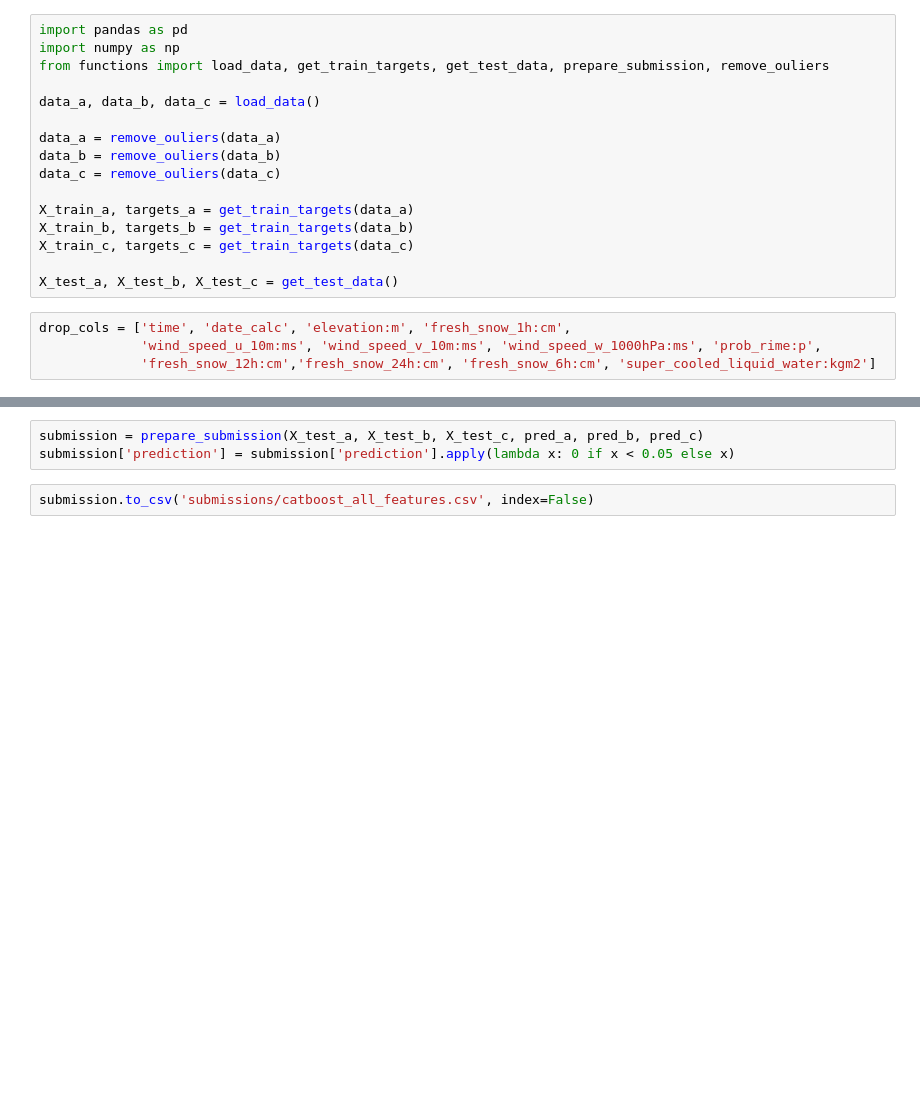
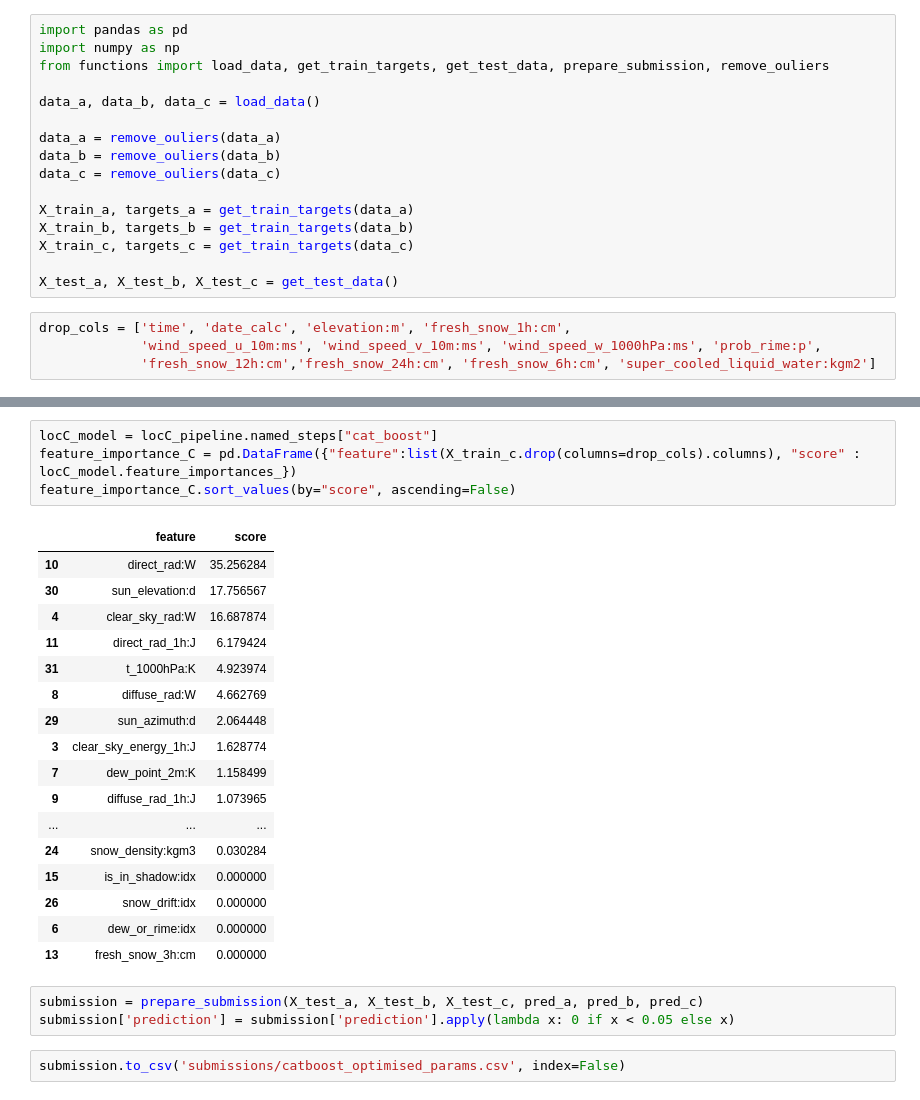
Before and after one commit to taheeraahmed/tdt4173-project, a Jupyter notebook: cat_boost.ipynb, the cells around one changed output, grey strips where cells are left out. Drawn from its saved outputs; the diff is of its cells as text; blank space fills up the shorter version.

```diff
--- a/cat_boost.ipynb
+++ b/cat_boost.ipynb
@@ -124,5 +168,27 @@ Learning rate set to 0.066673
+# %%
+locC_model = locC_pipeline.named_steps["cat_boost"]
+feature_importance_C = pd.DataFrame({"feature":list(X_train_c.drop(columns=drop_cols).columns), "score" : locC_model.feature_importances_})
+feature_importance_C.sort_values(by="score", ascending=False)
+# %% [output]
+|  | feature | score |
+| 10 | direct_rad:W | 35.256284 |
+| 30 | sun_elevation:d | 17.756567 |
+| 4 | clear_sky_rad:W | 16.687874 |
+| 11 | direct_rad_1h:J | 6.179424 |
+| 31 | t_1000hPa:K | 4.923974 |
+| 8 | diffuse_rad:W | 4.662769 |
+| 29 | sun_azimuth:d | 2.064448 |
+| 3 | clear_sky_energy_1h:J | 1.628774 |
+| 7 | dew_point_2m:K | 1.158499 |
+| 9 | diffuse_rad_1h:J | 1.073965 |
+| ... | ... | ... |
+| 24 | snow_density:kgm3 | 0.030284 |
+| 15 | is_in_shadow:idx | 0.000000 |
+| 26 | snow_drift:idx | 0.000000 |
+| 6 | dew_or_rime:idx | 0.000000 |
+| 13 | fresh_snow_3h:cm | 0.000000 |
 # %%
 submission = prepare_submission(X_test_a, X_test_b, X_test_c, pred_a, pred_b, pred_c)
 submission['prediction'] = submission['prediction'].apply(lambda x: 0 if x < 0.05 else x)
 # %%
-submission.to_csv('submissions/catboost_all_features.csv', index=False)
+submission.to_csv('submissions/catboost_optimised_params.csv', index=False)
```
Also changed, not shown: parts of 6 cells of this notebook, 2 other files.
